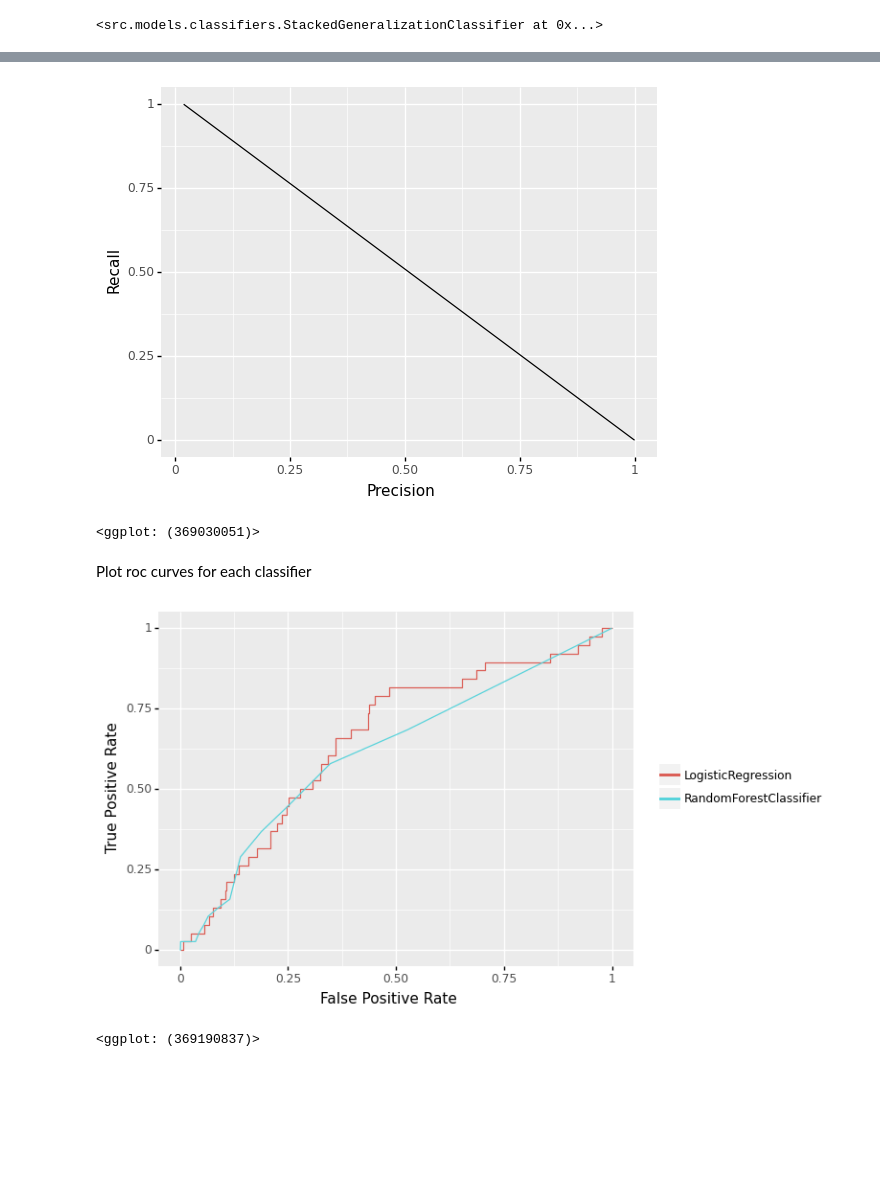
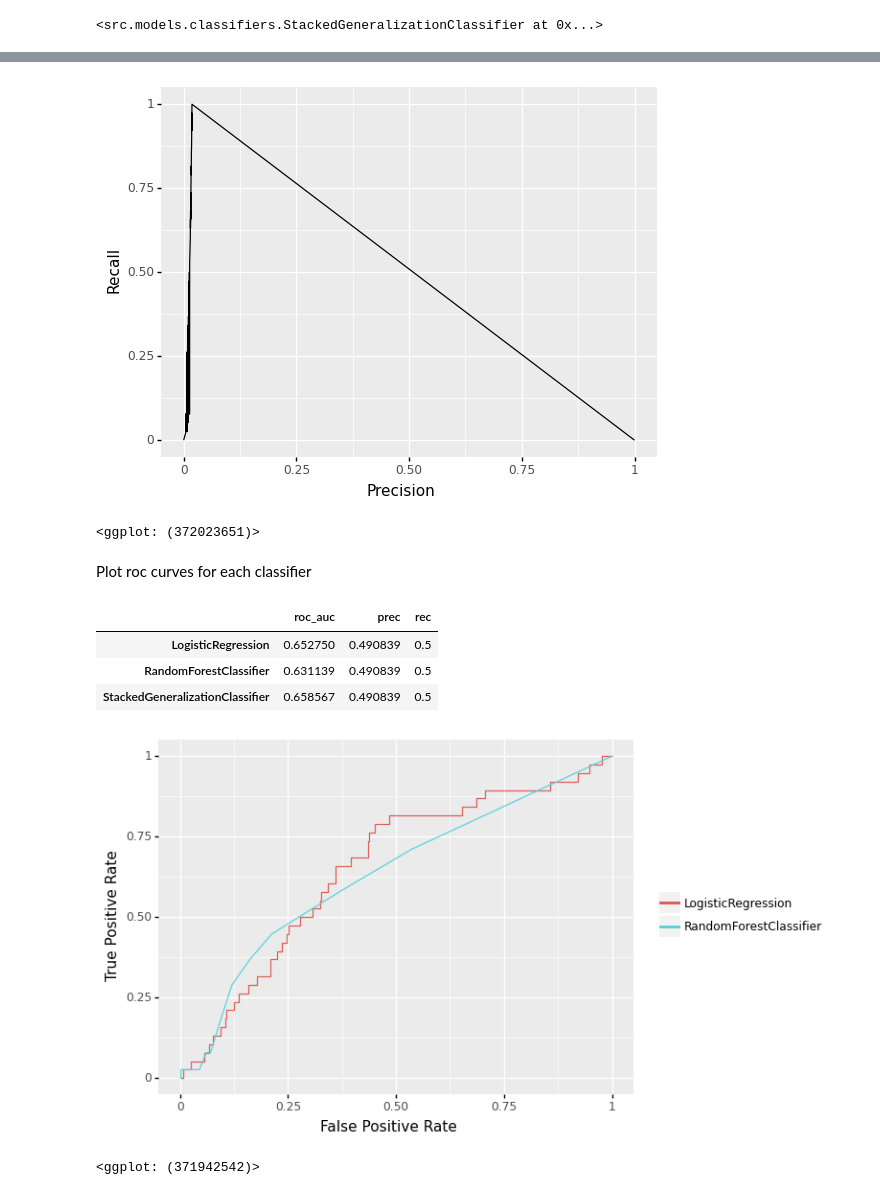
Before and after one commit to itslwg/pemett, a Jupyter notebook: notebooks/3.0-composite-model-training.ipynb, the cells around one changed output, grey strips where cells are left out. Cells and saved outputs as stored; diff of their text form; code cells hidden in the pictures; blank space fills up the shorter version.

```diff
--- a/notebooks/3.0-composite-model-training.ipynb
+++ b/notebooks/3.0-composite-model-training.ipynb
@@ -82,9 +82,18 @@ all_hyper_parameters = generate_all_combinations(hyper_parameters)
 # %%
 from src.models.classifiers import StackedGeneralizationClassifier
 # %%
-sgclf = StackedGeneralizationClassifier(base_clfs = base_clfs, meta_clf = LogisticRegression(), verbose=False)
-
-sgclf.cv_outer_loop(all_hyper_parameters = all_hyper_parameters, X = X_train, y = y_train, refit=True)
+sgclf = StackedGeneralizationClassifier(
+    base_clfs=base_clfs,
+    meta_clf=LogisticRegression(),
+    use_probas=True,
+    verbose=False
+)
+sgclf.cv_outer_loop(
+    all_hyper_parameters=all_hyper_parameters,
+    X=X_train,
+    y=y_train,
+    refit=True
+)
 # %% [output]
 Outer loop, each fold:
         Number of 0's: ~3054 (98.17%)
@@ -122,8 +131,8 @@ plot_roc(y_test, y_test_pred_cut)
 # %%
 plot_precision_recall(y_test, y_test_pred_con)
 # %% [output]
-[figure, old version]
+[figure, new version]
-<ggplot: (369030051)>
+<ggplot: (372023651)>
 # %% [markdown]
 Plot roc curves for each classifier
 # %%
@@ -132,0 +140,3 @@ y_test_pred_clfs = sgclf.predict_meta_features(X_test)
+# %%
+y_test_prob_clfs = sgclf.predict_meta_features(X_test, use_probas = True)
+y_test_pred_clfs = sgclf.predict_meta_features(X_test, use_probas = False)
@@ -132,0 +151,3 @@ y_test_pred_clfs = sgclf.predict_meta_features(X_test)
+# %%
+y_test_pred_clfs = np.column_stack((y_test_pred_clfs, y_pred_meta_clf))
+y_test_prob_clfs = np.column_stack((y_test_prob_clfs, y_test_pred_con))
@@ -135,8 +184,21 @@ keys = [
     clf.get_params()["steps"][-1][1].__class__.__name__
     for clf in sgclf.base_clfs_
 ]
+# %%
+compile_performance(
+    y_preds=y_test_pred_clfs,
+    y_probs=y_test_prob_clfs,
+    y_true=y_test,
+    tc=tc_test,
+    keys=keys + [sgclf.__class__.__name__]
+)
+# %% [output]
+|  | roc_auc | prec | rec |
+| LogisticRegression | 0.652750 | 0.490839 | 0.5 |
+| RandomForestClassifier | 0.631139 | 0.490839 | 0.5 |
+| StackedGeneralizationClassifier | 0.658567 | 0.490839 | 0.5 |
 # %%
-plot_roc_base_clfs(y_test_pred_clfs, y_test, keys)
+plot_roc_base_clfs(y_test_prob_clfs, y_test, keys)
 # %% [output]
-[figure, old version]
+[figure, new version]
-<ggplot: (369190837)>
+<ggplot: (371942542)>
```
Also changed, not shown: parts of 14 cells of this notebook, 2 other files.
